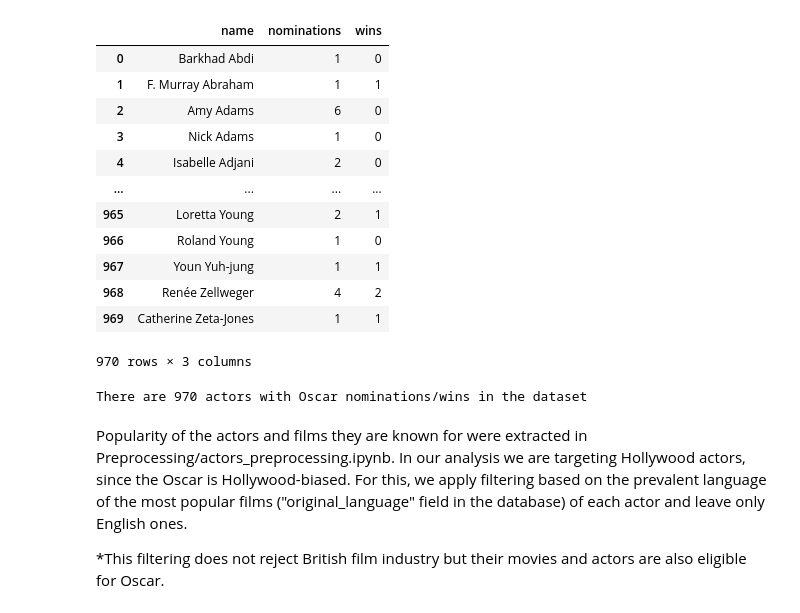
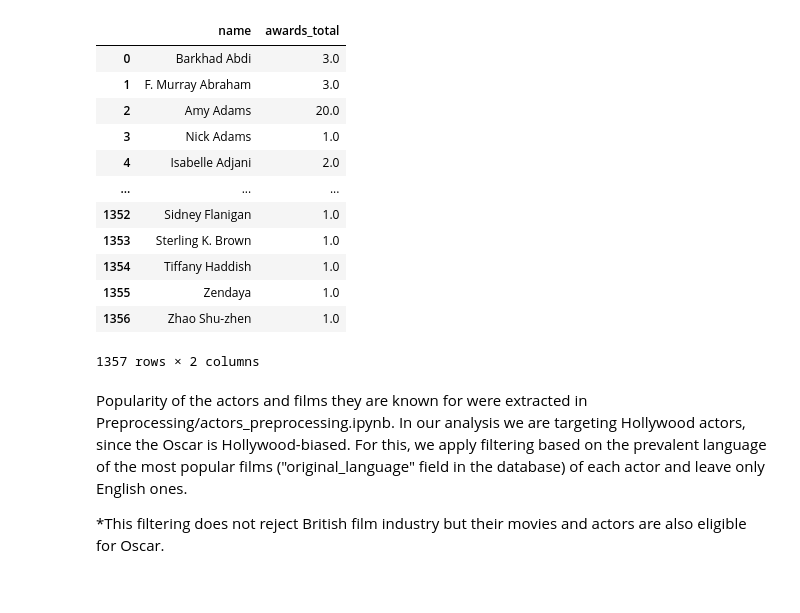
Before and after one commit to epfl-ada/ada-2023-project-cinemada, a Jupyter notebook: Main_analysis/actor_success.ipynb, the cells around one changed output. Cells and saved outputs as stored; diff of their text form; code cells hidden in the pictures.

Commit message:
Merged with CC and GG awards

```diff
--- a/Main_analysis/actor_success.ipynb
+++ b/Main_analysis/actor_success.ipynb
@@ -22,22 +26,41 @@ oscars_df = pd.read_csv('../Data/preprocessed_data/oscars_db.csv')
-# %%
-oscars_df = oscars_df[["name", "nominations", "wins"]]
-display(oscars_df)
-print(f"There are {oscars_df.shape[0]} actors with Oscar nominations/wins in the dataset")
-# %% [output]
-|  | name | nominations | wins |
-| 0 | Barkhad Abdi | 1 | 0 |
-| 1 | F. Murray Abraham | 1 | 1 |
-| 2 | Amy Adams | 6 | 0 |
-| 3 | Nick Adams | 1 | 0 |
-| 4 | Isabelle Adjani | 2 | 0 |
-| ... | ... | ... | ... |
-| 965 | Loretta Young | 2 | 1 |
-| 966 | Roland Young | 1 | 0 |
-| 967 | Youn Yuh-jung | 1 | 1 |
-| 968 | Renée Zellweger | 4 | 2 |
-| 969 | Catherine Zeta-Jones | 1 | 1 |
-970 rows × 3 columns
-There are 970 actors with Oscar nominations/wins in the dataset
+# %%
+gg_awards_df = gg_awards_df.rename(columns={"Actor": "name"})
+cc_awards_df = cc_awards_df.rename(columns={"Actor": "name"})
+# %%
+oscars_df["oscar_total"] = oscars_df[["nominations", "wins"]].sum(axis=1)
+oscars_df = oscars_df[["name", "oscar_total"]]
+gg_awards_df["gg_total"] = gg_awards_df[["GG_Best_Actor_Drama", "GG_Best_Actress_Drama",
+                                         "GG_Best_Actress_Drama", "GG_Best_Supporting_Actor",
+                                         "GG_Best_Supporting_Actress", "GG_Best_Actor_Comedy_or_Musical",
+                                         "GG_Best_Actress_Comedy_or_Musical"]].sum(axis=1)
+gg_awards_df = gg_awards_df[["name", "gg_total"]]
+cc_awards_df["cc_total"] = cc_awards_df[["Best_Actor", "Best_Actress", "Best_Supporting_Actor",
+                                         "Best_Supporting_Actress"]].sum(axis=1)
+cc_awards_df = cc_awards_df[["name", "cc_total"]]
+# %%
+gg_awards_sum_df = gg_awards_df.groupby(by="name").sum()
+cc_awards_sum_df = cc_awards_df.groupby(by="name").sum()
+# %%
+awards_df = pd.merge(left=oscars_df, right=gg_awards_sum_df, how='outer', on="name")
+awards_df = pd.merge(left=awards_df, right=cc_awards_sum_df, how='outer', on="name")
+awards_df.fillna(0.0)
+awards_df['awards_total'] = awards_df[['oscar_total', 'gg_total', 'cc_total']].sum(axis=1)
+awards_df = awards_df[["name", "awards_total"]]
+display(awards_df)
+# %% [output]
+|  | name | awards_total |
+| 0 | Barkhad Abdi | 3.0 |
+| 1 | F. Murray Abraham | 3.0 |
+| 2 | Amy Adams | 20.0 |
+| 3 | Nick Adams | 1.0 |
+| 4 | Isabelle Adjani | 2.0 |
+| ... | ... | ... |
+| 1352 | Sidney Flanigan | 1.0 |
+| 1353 | Sterling K. Brown | 1.0 |
+| 1354 | Tiffany Haddish | 1.0 |
+| 1355 | Zendaya | 1.0 |
+| 1356 | Zhao Shu-zhen | 1.0 |
+1357 rows × 2 columns
 # %% [markdown]
 Popularity of the actors and films they are known for were extracted in Preprocessing/actors_preprocessing.ipynb. In our analysis we are targeting Hollywood actors, since the Oscar is Hollywood-biased. For this, we apply filtering based on the prevalent language of the most popular films ("original_language" field in the database) of each actor and leave only English ones.
 
```
Also changed, not shown: parts of 2 cells of this notebook.
